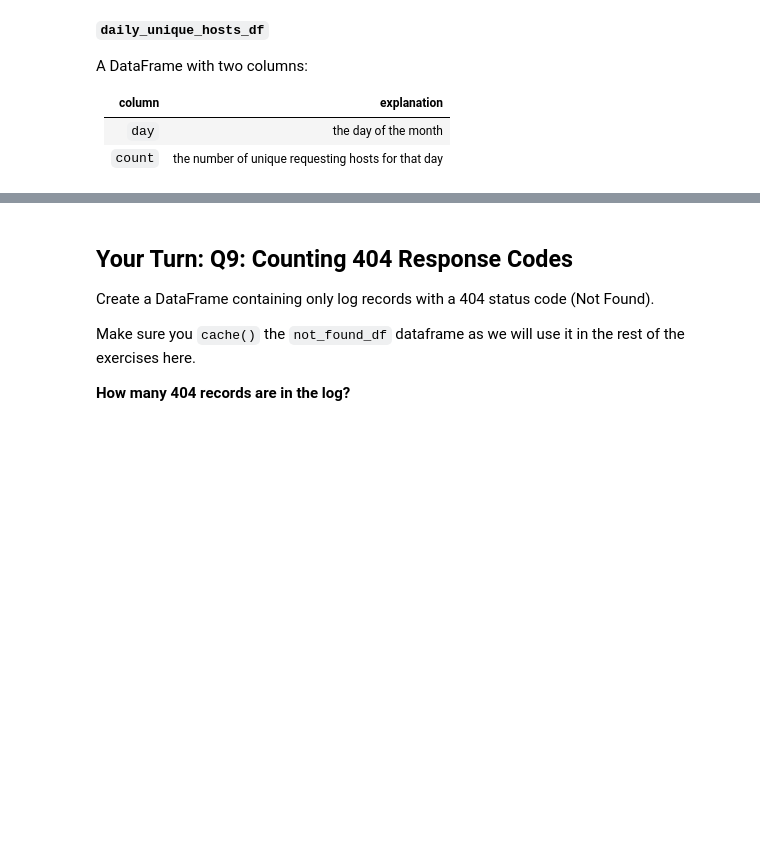
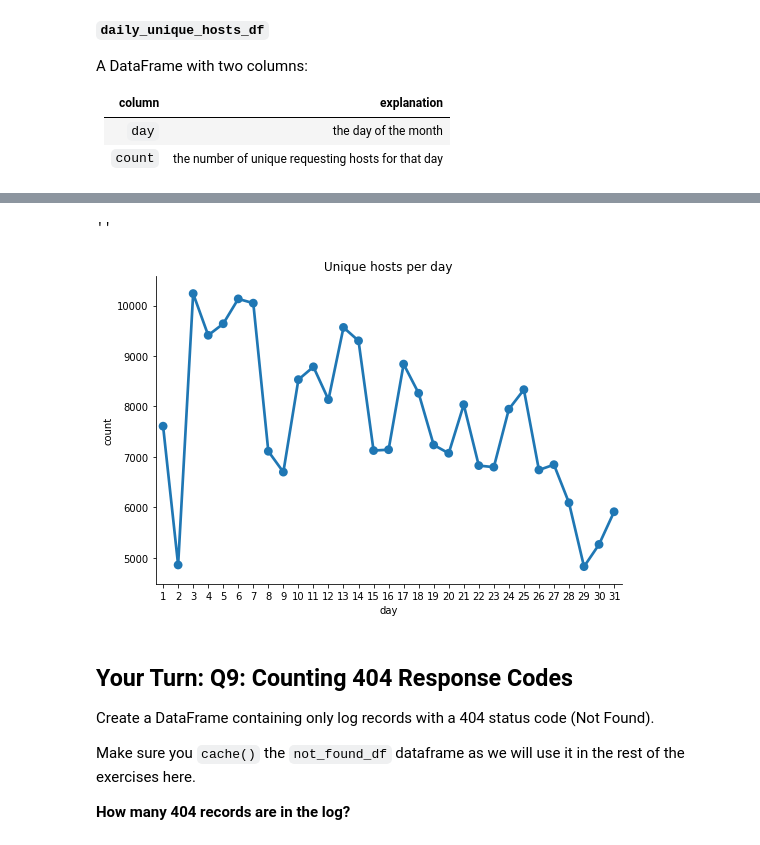
Before and after one commit to gdhakal/ml-projects-portfolio, a Jupyter notebook: data-wrangling-at-scale-with-spark/data_wrangling_at_scale_with_spark.ipynb, the cells around one changed output, grey strips where cells are left out. Saved outputs shown, nothing was run; the diff lists cells and outputs as text; code cells hidden in the pictures; blank space fills up the shorter version.

```diff
--- a/data-wrangling-at-scale-with-spark/data_wrangling_at_scale_with_spark.ipynb
+++ b/data-wrangling-at-scale-with-spark/data_wrangling_at_scale_with_spark.ipynb
@@ -698,3 +929,13 @@ daily_hosts_df.plot(x='day', y='count', kind='line')
+# %%
+sns.catplot(x='day', y='count',
+            data=daily_hosts_df,
+            kind='point', height=5,
+            aspect=1.5)
+plt.title('Unique hosts per day')
+;
+# %% [output]
+''
+[figure, added]
 # %% [markdown]
 ## Your Turn: Q9: Counting 404 Response Codes
 
```
Also changed, not shown: parts of 71 cells of this notebook, 10 other files.
